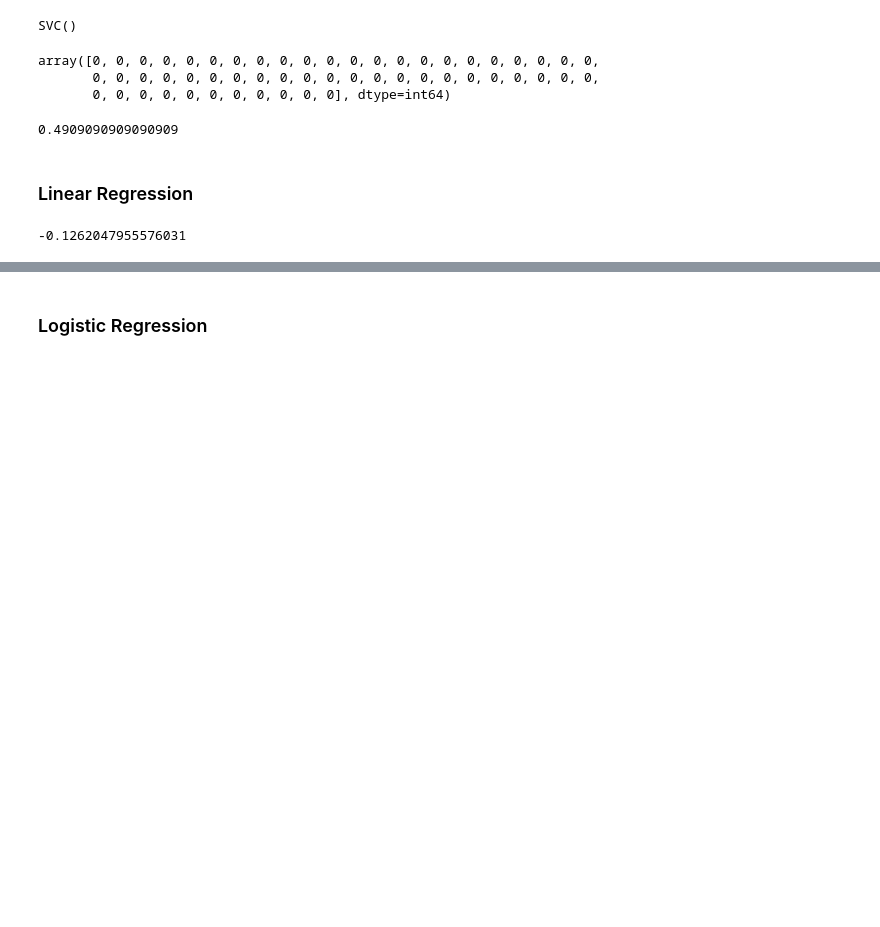
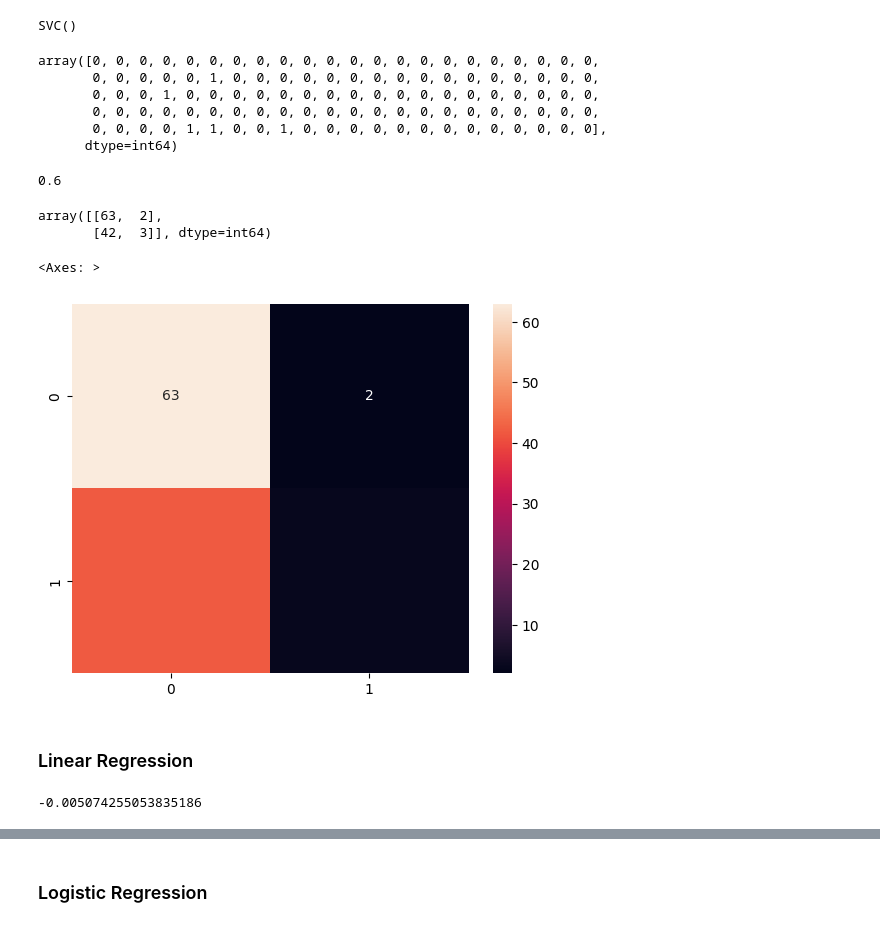
Before and after one commit to oriolmp/BitcoinAnalysis, a Jupyter notebook: data_exploration.ipynb, the cells around one changed output, grey strips where cells are left out. Cells and saved outputs as stored; diff of their text form; code cells hidden in the pictures; blank space fills up the shorter version.

```diff
--- a/data_exploration.ipynb
+++ b/data_exploration.ipynb
@@ -175,26 +164,43 @@ svc.fit(X_train, y_train)
 # %% [output]
 SVC()
 # %%
-svc.predict(X_test)
+X_test_std = scaler.transform(X_test)
+y_pred = svc.predict(X_test_std)
-# %% [output]
-array([0, 0, 0, 0, 0, 0, 0, 0, 0, 0, 0, 0, 0, 0, 0, 0, 0, 0, 0, 0, 0, 0,
-       0, 0, 0, 0, 0, 0, 0, 0, 0, 0, 0, 0, 0, 0, 0, 0, 0, 0, 0, 0, 0, 0,
-       0, 0, 0, 0, 0, 0, 0, 0, 0, 0, 0], dtype=int64)
+# %%
+y_pred
+# %% [output]
+array([0, 0, 0, 0, 0, 0, 0, 0, 0, 0, 0, 0, 0, 0, 0, 0, 0, 0, 0, 0, 0, 0,
+       0, 0, 0, 0, 0, 1, 0, 0, 0, 0, 0, 0, 0, 0, 0, 0, 0, 0, 0, 0, 0, 0,
+       0, 0, 0, 1, 0, 0, 0, 0, 0, 0, 0, 0, 0, 0, 0, 0, 0, 0, 0, 0, 0, 0,
+       0, 0, 0, 0, 0, 0, 0, 0, 0, 0, 0, 0, 0, 0, 0, 0, 0, 0, 0, 0, 0, 0,
+       0, 0, 0, 0, 1, 1, 0, 0, 1, 0, 0, 0, 0, 0, 0, 0, 0, 0, 0, 0, 0, 0],
+      dtype=int64)
 # %%
-score = svc.score(X_test, y_test)
+score = svc.score(X_test_std, y_test)
 score
 # %% [output]
-0.4909090909090909
+0.6
+# %%
+mat = confusion_matrix(y_test, y_pred)
+mat
+# %% [output]
+array([[63,  2],
+       [42,  3]], dtype=int64)
+# %%
+sns.heatmap(mat, annot=True)
+# %% [output]
+<Axes: >
+[figure, added]
 # %% [markdown]
 ### Linear Regression
 # %%
 lr = LinearRegression()
-lr.fit(X_train, y_train)
-lr.predict(X_test)
-score = lr.score(X_test, y_test)
+lr.fit(X_train_std, y_train)
+lr.predict(X_test_std)
+score = lr.score(X_test_std, y_test)
 print(score)
 # %% [output]
--0.1262047955576031
+-0.005074255053835186
 # %%
 lr.coef_
 # %% [output]
```
Also changed, not shown: parts of 21 cells of this notebook.
